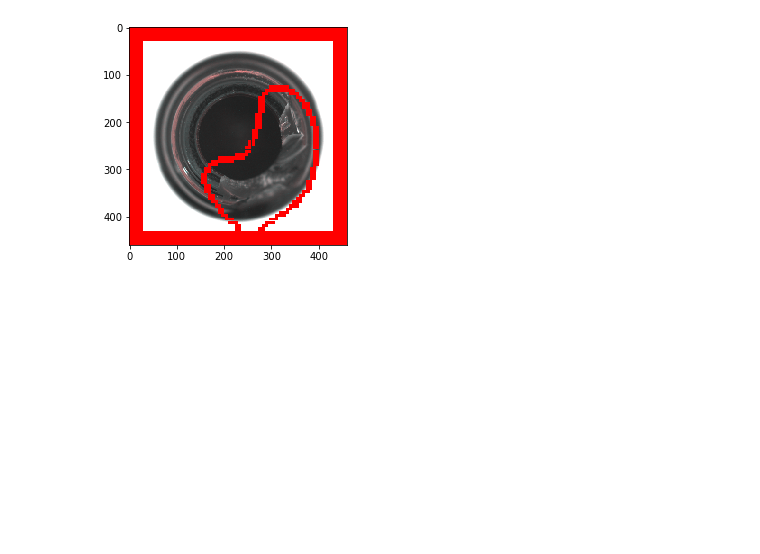
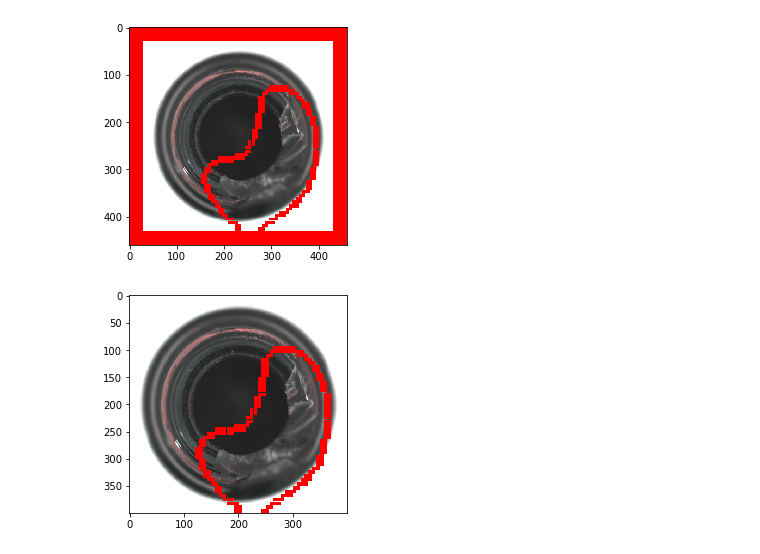
Before and after one commit to OpenAOI/anodet, a Jupyter notebook: notebooks/example.ipynb, the cells around one changed output. Cells and saved outputs as stored; diff of their text form; code cells hidden in the pictures; blank space fills up the shorter version.

```diff
--- a/notebooks/example.ipynb
+++ b/notebooks/example.ipynb
@@ -110,3 +110,9 @@ plt.imshow(img)
 plt.show()
 # %% [output]
 [figure]
+# %%
+img = pi.getBoundaryImage(images[0], patch_classifications[0], 400)
+plt.imshow(img)
+plt.show()
+# %% [output]
+[figure, added]
```
Also changed, not shown: parts of 2 cells of this notebook.
